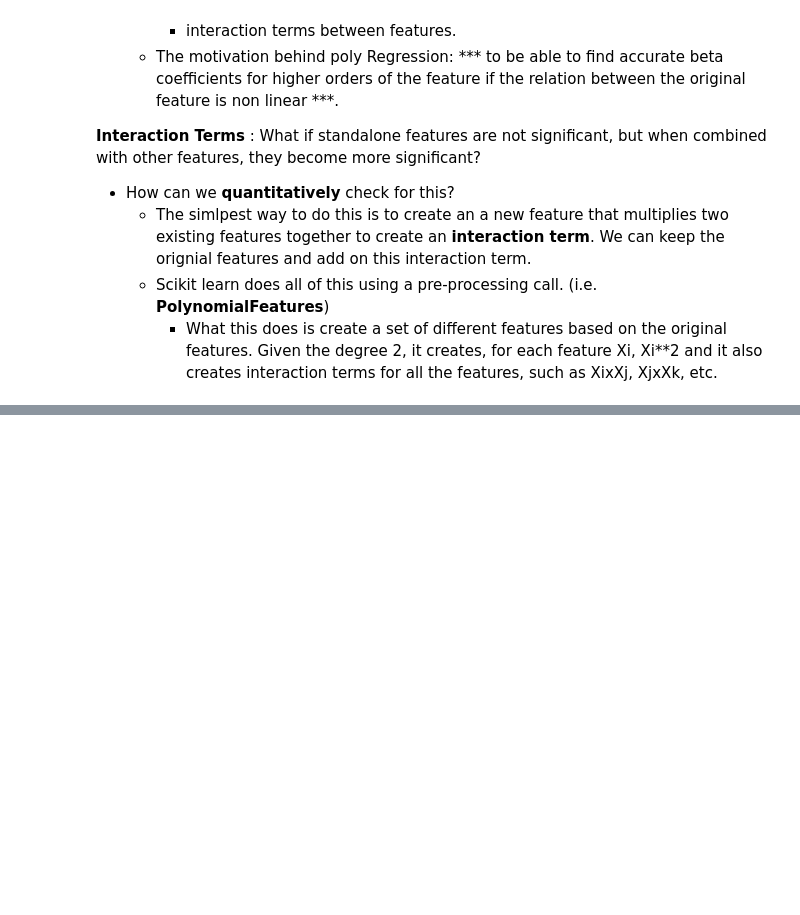
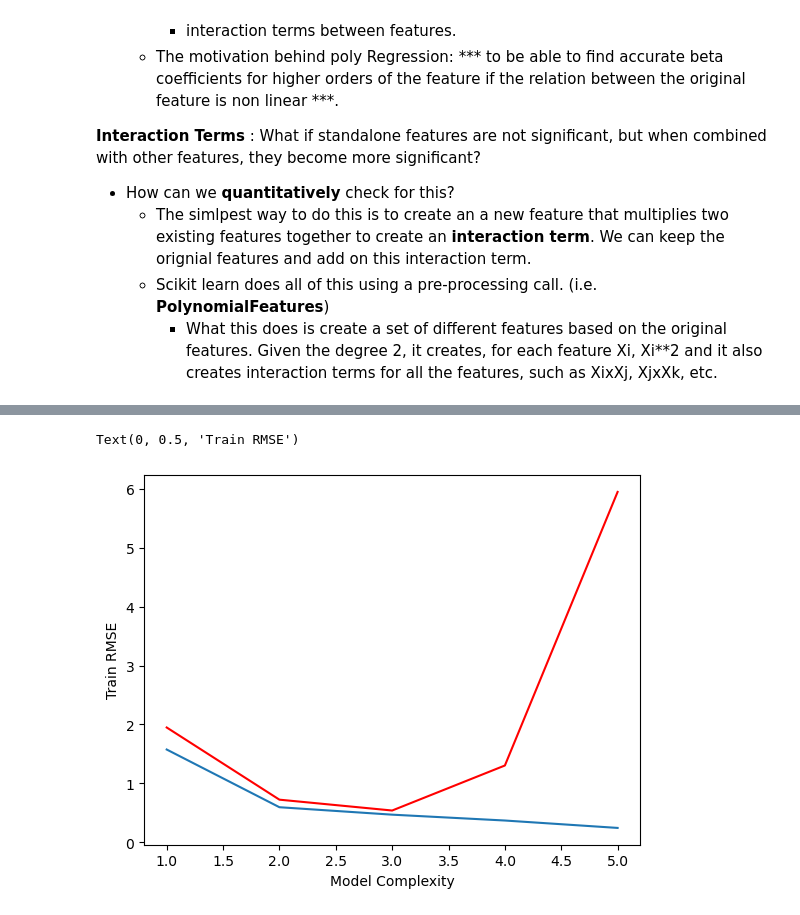
Before and after one commit to darshitttt/AI_ML_Learning, a Jupyter notebook: ML_Course/SupervisedML.ipynb, the cells around one changed output, grey strips where cells are left out. Saved outputs shown, nothing was run; the diff lists cells and outputs as text; code cells hidden in the pictures; blank space fills up the shorter version.

```diff
--- a/ML_Course/SupervisedML.ipynb
+++ b/ML_Course/SupervisedML.ipynb
@@ -269,6 +269,6 @@ What if standalone features are not significant, but when combined with other fe
     - Scikit learn does all of this using a pre-processing call. (i.e. **PolynomialFeatures**)
         - What this does is create a set of different features based on the original features. Given the degree 2, it creates, for each feature Xi, Xi**2 and it also creates interaction terms for all the features, such as XixXj, XjxXk, etc.
 # %%
-#df = df.drop(['Unnamed: 0', 'total_spend'], axis=1)
+df = df.drop(['Unnamed: 0', 'total_spend'], axis=1)
 X = df.drop('sales', axis=1)
 y = df['sales']
@@ -291,0 +293,5 @@ poly_features.shape
+# %%
+X_train, X_test, y_train, y_test = train_test_split(poly_features, y, test_size=0.3, random_state=42)
+# %%
+model = LinearRegression()
+model.fit(X_train, y_train)
@@ -291,0 +340,32 @@ poly_features.shape
+# %%
+train_rmse_errors = []
+test_rmse_errors = []
+
+# Loop
+for d in range(1,10):
+
+    # Create the different order poly
+    polynomial_converter = PolynomialFeatures(degree=d, include_bias=False)
+
+    # split poly feat test/train split with the same params
+    poly_features = polynomial_converter.fit_transform(X)
+    X_train, X_test, y_train, y_test = train_test_split(poly_features,y,test_size=0.3, random_state=42)
+
+    # fit on train
+    model = LinearRegression()
+    model.fit(X_train,y_train)
+
+    y_train_preds = model.predict(X_train)
+    y_test_preds = model.predict(X_test)
+
+    # store/save the performance metrics for each model
+    train_rmse_errors.append(np.sqrt(mean_squared_error(y_train,y_train_preds)))
+    test_rmse_errors.append(np.sqrt(mean_squared_error(y_test, y_test_preds)))
+# %%
+plt.plot(range(1,6), train_rmse_errors[:5], label='trainRMSE')
+plt.plot(range(1,6),test_rmse_errors[:5], label='testRMSE', color='red')
+plt.xlabel('Model Complexity')
+plt.ylabel('Train RMSE')
+# %% [output]
+Text(0, 0.5, 'Train RMSE')
+[figure, added]
```
Also changed, not shown: parts of 11 cells of this notebook.
